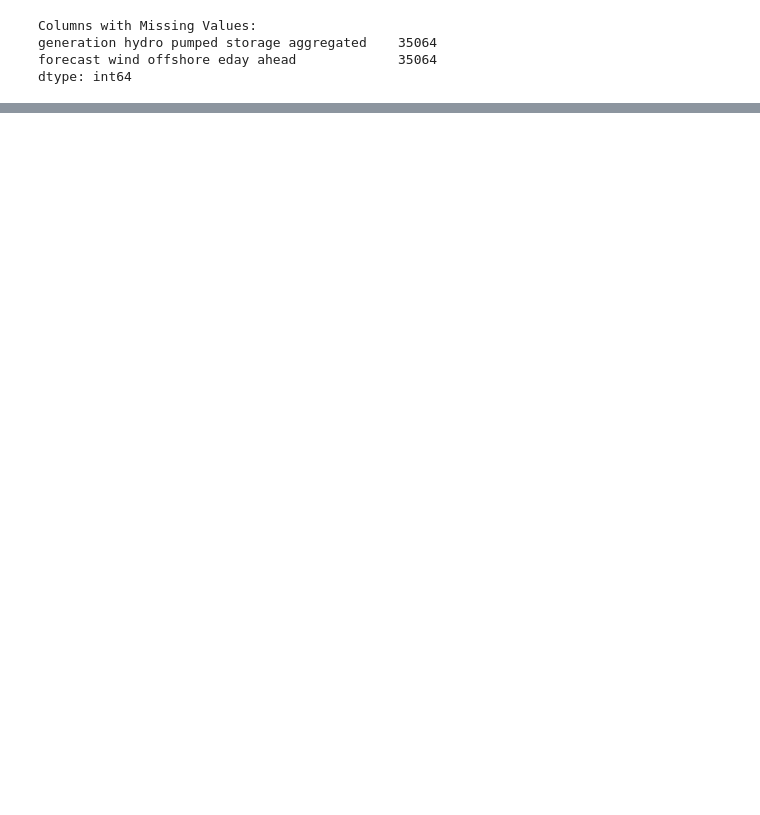
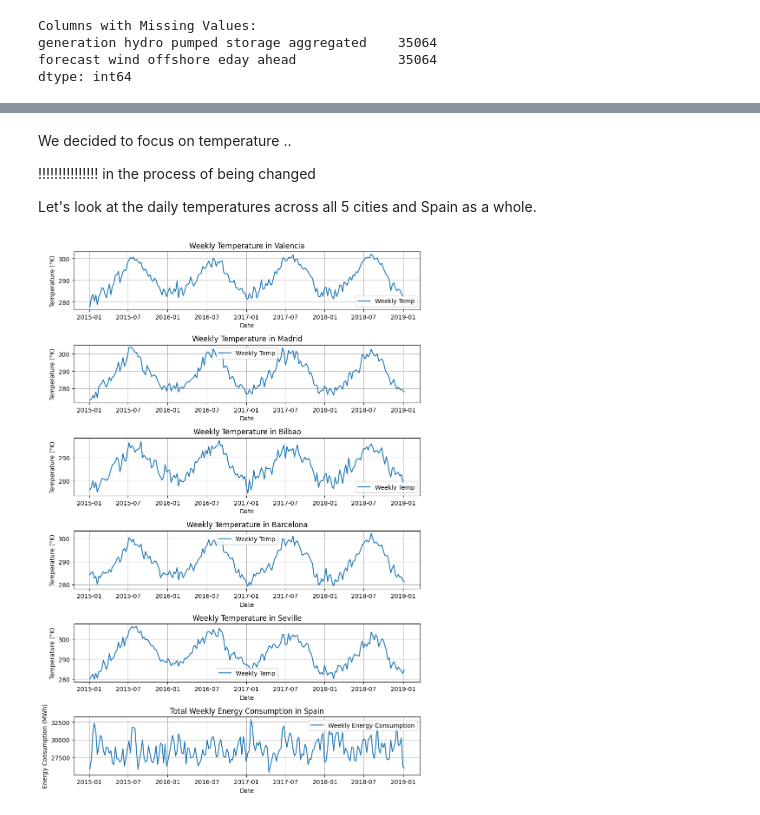
Before and after one commit to mkatiatran/Predicting-Energy-Cost-in-Spain, a Jupyter notebook: Final_Project.ipynb, the cells around one changed output, grey strips where cells are left out. Drawn from its saved outputs; the diff is of its cells as text; code cells hidden in the pictures; blank space fills up the shorter version.

```diff
--- a/Final_Project.ipynb
+++ b/Final_Project.ipynb
@@ -550,7 +561,9 @@ missing_columns = num_missing_per_column[num_missing_per_column > 0]
 print("Columns with Missing Values:")
 print(missing_columns)
 
-# Now only two columns can be used for feature engineering if we so wish, which are completely empty
+# Drop the last two columns who are missing entires in all its records
+merged_dataset = merged_dataset.drop(['generation hydro pumped storage aggregated'], axis=1)
+merged_dataset = merged_dataset.drop(['forecast wind offshore eday ahead'], axis=1)
 # %% [output]
 Columns with Missing Values:
 generation hydro pumped storage aggregated    35064
@@ -558,0 +588,11 @@ dtype: int64
+# %%
+merged_dataset.set_index('dt_iso', inplace=True)
+
+# Resample and calculate the mean for day, month, and year
+weekly_df = merged_dataset.resample('W').mean()
+monthly_df = merged_dataset.resample('M').mean()
+yearly_df = merged_dataset.resample('Y').mean()
+
+print('Shape of weekly dataset:', weekly_df.shape)
+print('Shape of monthly dataset:', monthly_df.shape)
+print('Shape of yearly dataset:', yearly_df.shape)
@@ -558,0 +603,65 @@ dtype: int64
+# %% [markdown]
+We decided to focus on temperature ..
+
+!!!!!!!!!!!!!!! in the process of being changed
+
+Let's look at the daily temperatures across all 5 cities and Spain as a whole.
+# %%
+# Create a single figure with three subplots
+fig, axs = plt.subplots(6, 1, figsize=(9, 13))
+
+# Daily Valencia Temperature
+axs[0].plot(weekly_df.index, weekly_df['temp_valencia'], label='Weekly Temp')
+axs[0].set_title('Weekly Temperature in Valencia')
+axs[0].set_xlabel('Date')
+axs[0].set_ylabel('Temperature (°K)')
+axs[0].grid()
+axs[0].legend()
+
+# Daily Madrid Temperature
+axs[1].plot(weekly_df.index, weekly_df['temp_madrid'], label='Weekly Temp')
+axs[1].set_title('Weekly Temperature in Madrid')
+axs[1].set_xlabel('Date')
+axs[1].set_ylabel('Temperature (°K)')
+axs[1].grid()
+axs[1].legend()
+
+# Daily Bilbao Temperature
+axs[2].plot(weekly_df.index, weekly_df['temp_bilbao'], label='Weekly Temp')
+axs[2].set_title('Weekly Temperature in Bilbao')
+axs[2].set_xlabel('Date')
+axs[2].set_ylabel('Temperature (°K)')
+axs[2].grid()
+axs[2].legend()
+
+# Daily Barcelona Temperature
+axs[3].plot(weekly_df.index, weekly_df['temp_barcelona'], label='Weekly Temp')
+axs[3].set_title('Weekly Temperature in Barcelona')
+axs[3].set_xlabel('Date')
+axs[3].set_ylabel('Temperature (°K)')
+axs[3].grid()
+axs[3].legend()
+
+# Daily Seville Temperature
+axs[4].plot(weekly_df.index, weekly_df['temp_seville'], label='Weekly Temp')
+axs[4].set_title('Weekly Temperature in Seville')
+axs[4].set_xlabel('Date')
+axs[4].set_ylabel('Temperature (°K)')
+axs[4].grid()
+axs[4].legend()
+
+# Daily Total Energy Consumption of all of Spain
+axs[5].plot(weekly_df.index, weekly_df['total load actual'], label='Weekly Energy Consumption')
+axs[5].set_title('Total Weekly Energy Consumption in Spain')
+axs[5].set_xlabel('Date')
+axs[5].set_ylabel('Energy Consumption (MWh)')
+axs[5].grid()
+axs[5].legend()
+
+# Adjust spacing between subplots
+plt.tight_layout()
+
+# Show the conglomerated plot
+plt.show()
+# %% [output]
+[figure, added]
```
Also changed, not shown: parts of 44 cells of this notebook.
